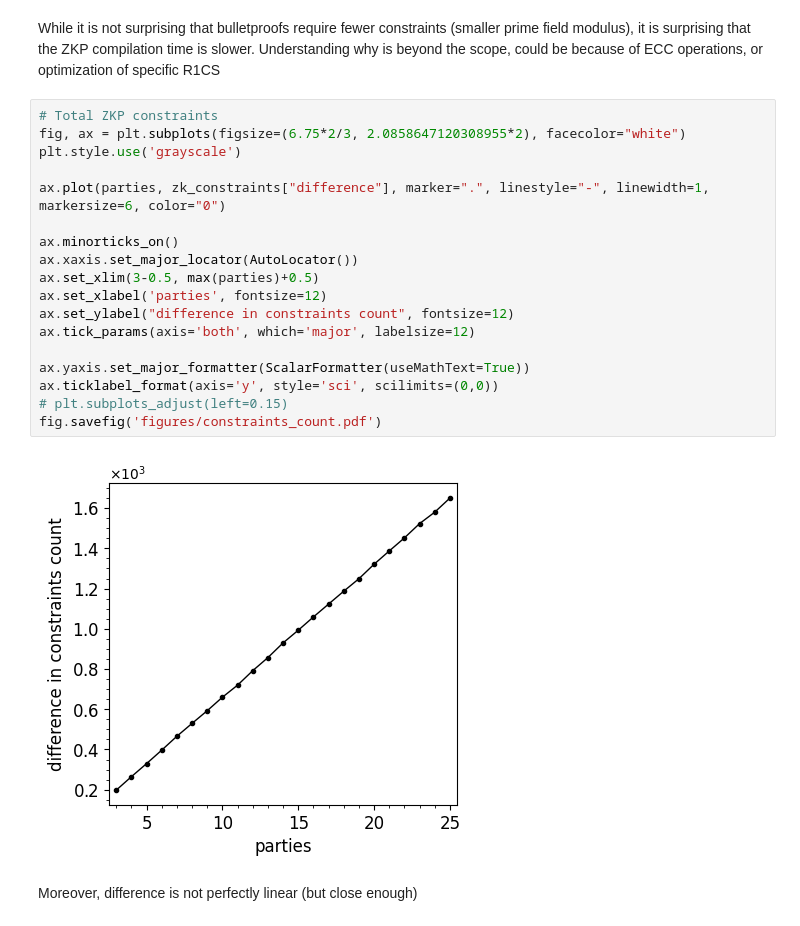
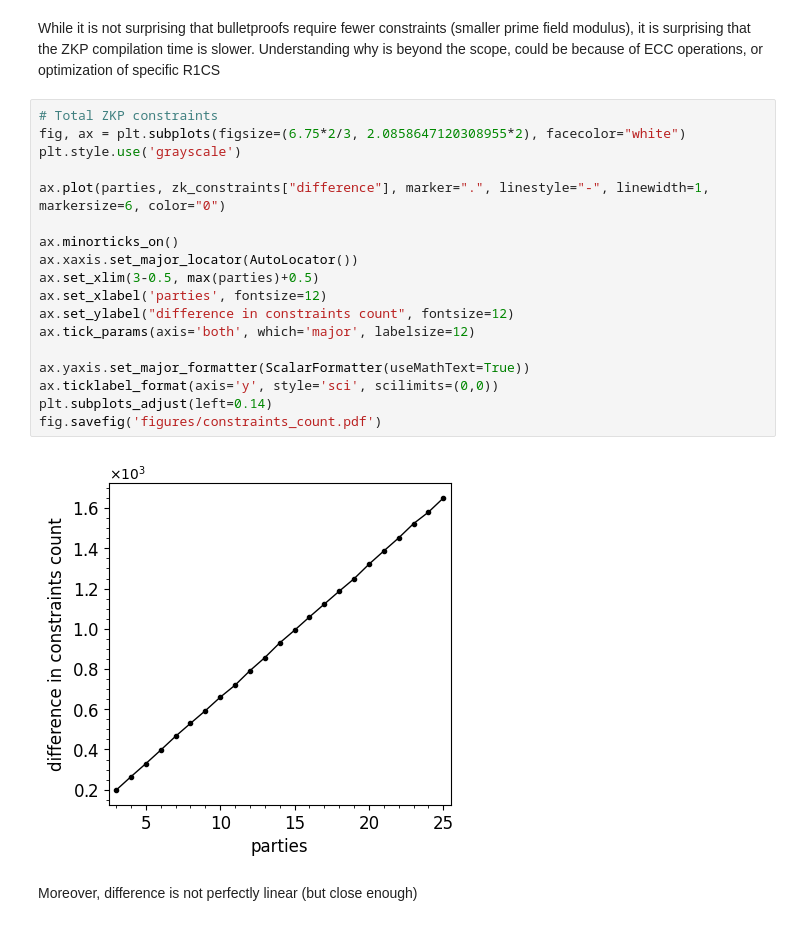
Before and after one commit to lorenzorota/activesecuritympc, a Jupyter notebook: notebooks/benchmark_analysis.ipynb, the cells around one changed output. Saved outputs shown, nothing was run; the diff lists cells and outputs as text.

```diff
--- a/notebooks/benchmark_analysis.ipynb
+++ b/notebooks/benchmark_analysis.ipynb
@@ -244,23 +250,23 @@ While it is not surprising that bulletproofs require fewer constraints (smaller
 # %%
 # Total ZKP constraints
 fig, ax = plt.subplots(figsize=(6.75*2/3, 2.0858647120308955*2), facecolor="white")
 plt.style.use('grayscale')
 
 ax.plot(parties, zk_constraints["difference"], marker=".", linestyle="-", linewidth=1, markersize=6, color="0")
 
 ax.minorticks_on()
 ax.xaxis.set_major_locator(AutoLocator())
 ax.set_xlim(3-0.5, max(parties)+0.5)
 ax.set_xlabel('parties', fontsize=12)
 ax.set_ylabel("difference in constraints count", fontsize=12)
 ax.tick_params(axis='both', which='major', labelsize=12)
 
 ax.yaxis.set_major_formatter(ScalarFormatter(useMathText=True))
 ax.ticklabel_format(axis='y', style='sci', scilimits=(0,0))
-# plt.subplots_adjust(left=0.15)
+plt.subplots_adjust(left=0.14)
 fig.savefig('figures/constraints_count.pdf')
 # %% [output]
-[figure, old version]
+[figure, new version]
 # %% [markdown]
 Moreover, difference is not perfectly linear (but close enough)
 # %%
```
Also changed, not shown: parts of 8 cells of this notebook.
